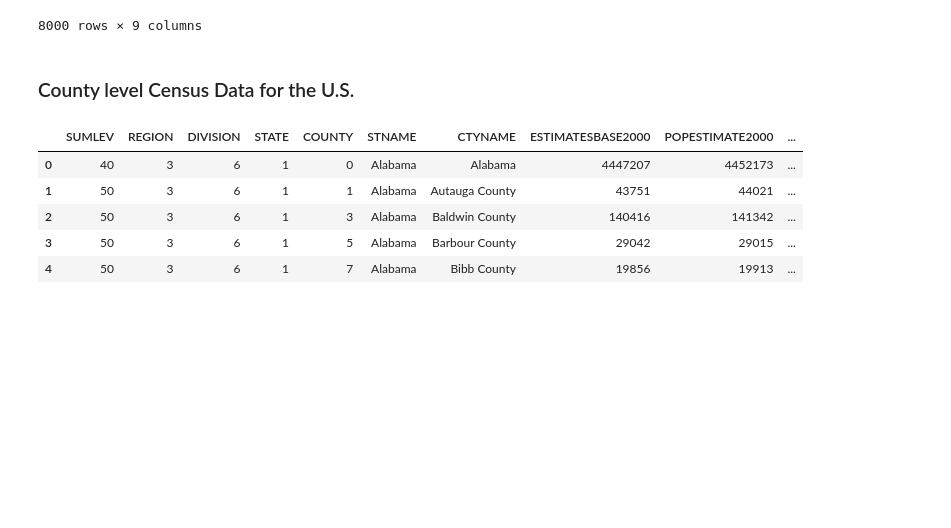
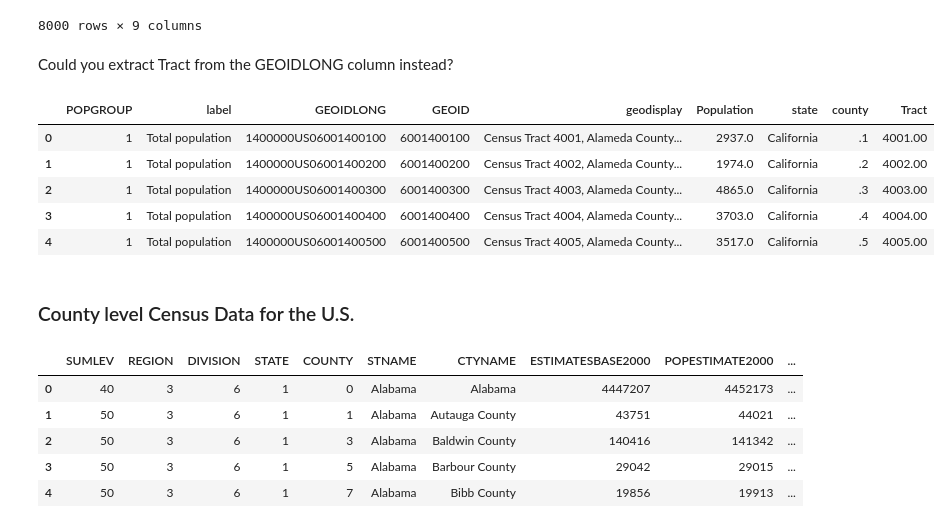
Before and after one commit to waddell/urban-informatics-and-visualization, a Jupyter notebook: 06-dataframes/Pandas-DataFrames-Part-2 .ipynb, the cells around one changed output. Cells and saved outputs as stored; diff of their text form; code cells hidden in the pictures; blank space fills up the shorter version.

```diff
--- a/06-dataframes/Pandas-DataFrames-Part-2 .ipynb
+++ b/06-dataframes/Pandas-DataFrames-Part-2 .ipynb
@@ -301,6 +307,18 @@ df
 | 7998 | 1 | Total population | 1400000US06115041000 | 6115041000 | Census Tract 410, Yuba County, Ca... | 7357.0 | California | Yuba | 410 |
 | 7999 | 1 | Total population | 1400000US06115041100 | 6115041100 | Census Tract 411, Yuba County, Ca... | 4941.0 | California | Yuba | 411 |
 8000 rows × 9 columns
+# %% [markdown]
+Could you extract Tract from the GEOIDLONG column instead?
+# %%
+df['Tract'] = df['GEOIDLONG'].str[-6:-2] + '.' + df['GEOIDLONG'].str[-2:]
+df.head()
+# %% [output]
+|  | POPGROUP | label | GEOIDLONG | GEOID | geodisplay | Population | state | county | Tract |
+| 0 | 1 | Total population | 1400000US06001400100 | 6001400100 | Census Tract 4001, Alameda County... | 2937.0 | California | .1 | 4001.00 |
+| 1 | 1 | Total population | 1400000US06001400200 | 6001400200 | Census Tract 4002, Alameda County... | 1974.0 | California | .2 | 4002.00 |
+| 2 | 1 | Total population | 1400000US06001400300 | 6001400300 | Census Tract 4003, Alameda County... | 4865.0 | California | .3 | 4003.00 |
+| 3 | 1 | Total population | 1400000US06001400400 | 6001400400 | Census Tract 4004, Alameda County... | 3703.0 | California | .4 | 4004.00 |
+| 4 | 1 | Total population | 1400000US06001400500 | 6001400500 | Census Tract 4005, Alameda County... | 3517.0 | California | .5 | 4005.00 |
 # %% [markdown]
 ### County level Census Data for the U.S.
 # %%
```
Also changed, not shown: parts of 4 cells of this notebook.
